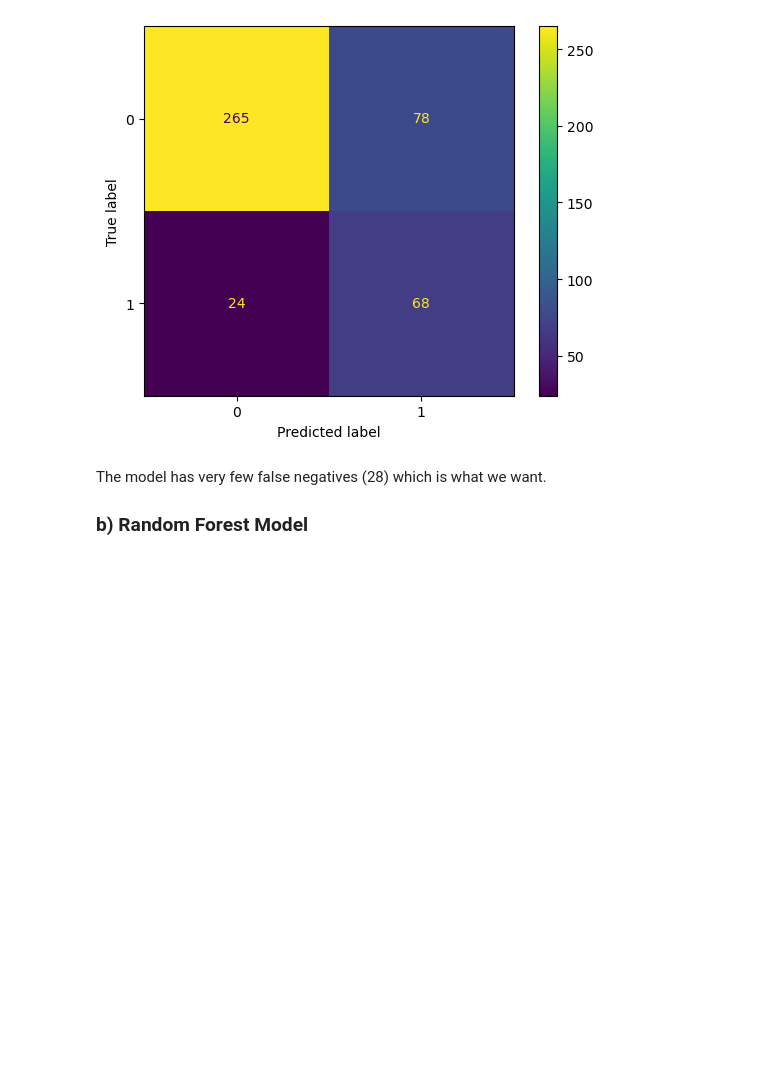
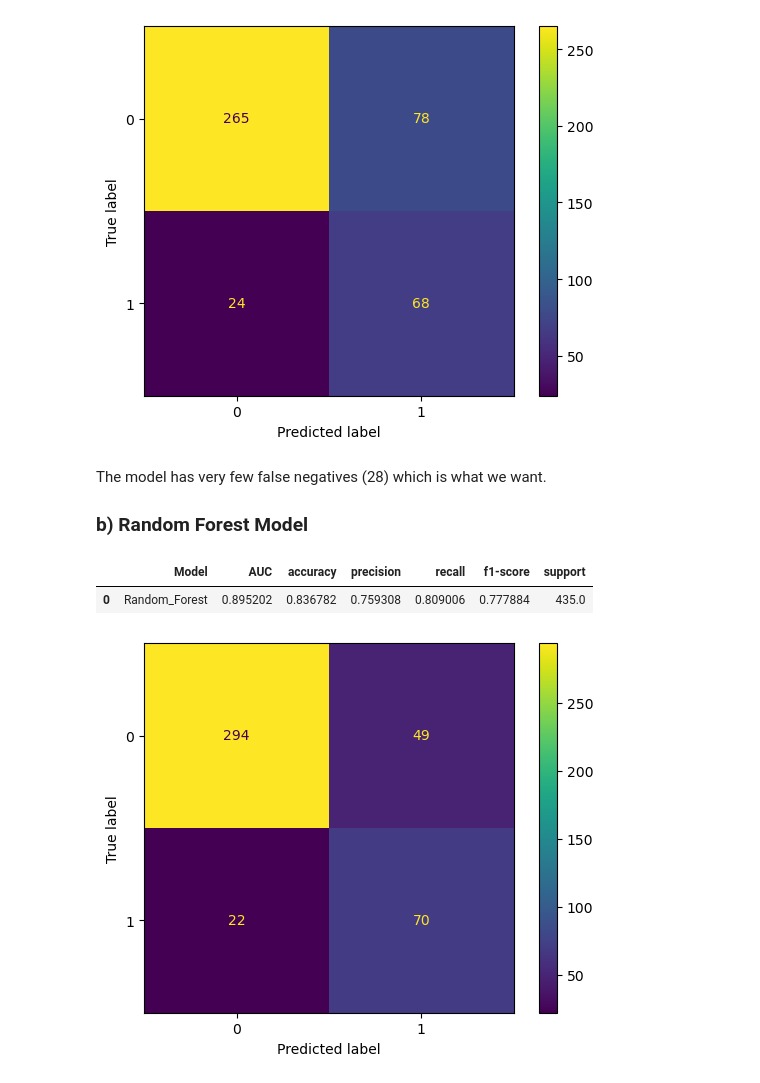
Before and after one commit to NgundoMuithya/Nairobi_Flood_Guard_AI, a Jupyter notebook: notebook.ipynb, the cells around one changed output. Cells and saved outputs as stored; diff of their text form; code cells hidden in the pictures; blank space fills up the shorter version.

```diff
--- a/notebook.ipynb
+++ b/notebook.ipynb
@@ -437,3 +438,26 @@ plt.show()
 The model has very few false negatives (28) which is what we want.
 
 ### b) Random Forest Model
+# %%
+rf_pipeline = Pipeline(
+    [
+        ('StandardScaler', StandardScaler()),
+        ('rf_model', rf_model)
+    ]
+)
+
+rf_pipeline.fit(X_train, y_train)
+
+random_forest_df = get_metrics_df(rf_pipeline, "Random_Forest")
+random_forest_df
+# %% [output]
+|  | Model | AUC | accuracy | precision | recall | f1-score | support |
+| 0 | Random_Forest | 0.895202 | 0.836782 | 0.759308 | 0.809006 | 0.777884 | 435.0 |
+# %%
+display = ConfusionMatrixDisplay(
+    confusion_matrix(y_test, rf_pipeline.predict(X_test))
+)
+display.plot()
+plt.show()
+# %% [output]
+[figure, added]
```
Also changed, not shown: parts of 3 cells of this notebook.
